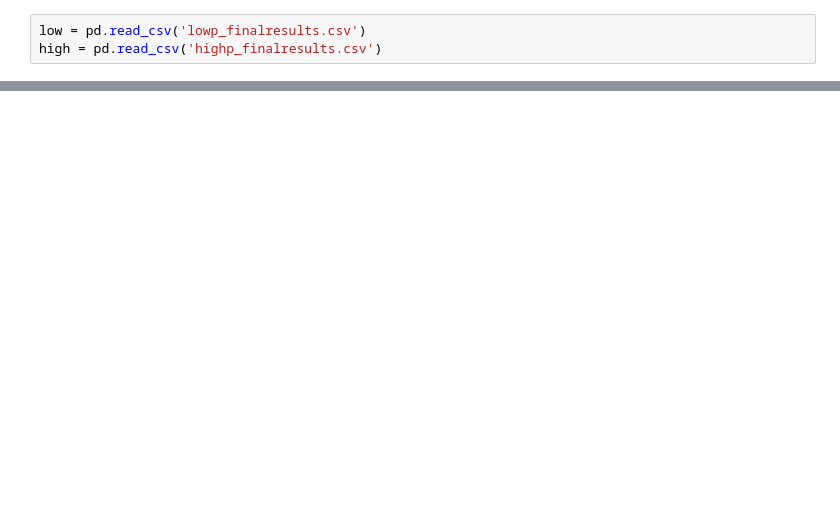
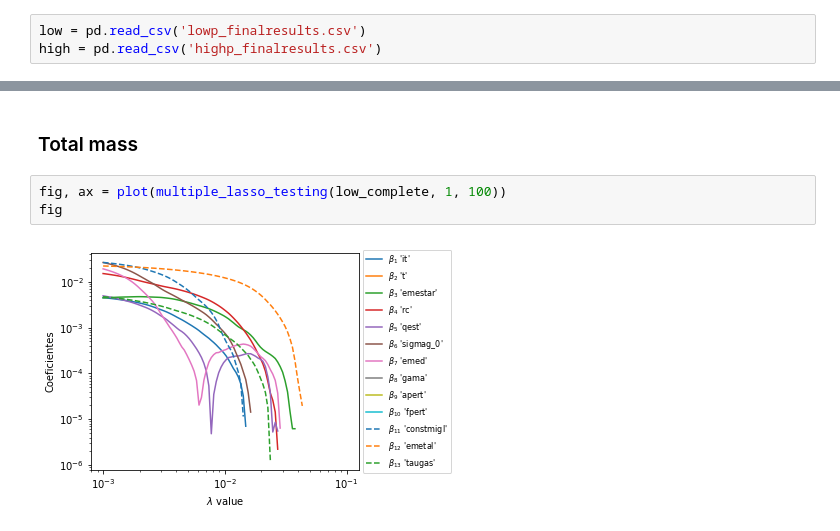
Before and after one commit to jsbarbosa/JuanBarbosa_Tarea3, a Jupyter notebook: Unify.ipynb, the cells around one changed output, grey strips where cells are left out. Drawn from its saved outputs; the diff is of its cells as text; blank space fills up the shorter version.

```diff
--- a/Unify.ipynb
+++ b/Unify.ipynb
@@ -50,0 +115,7 @@ high_complete.head()
+# %% [markdown]
+### Total mass
+# %%
+fig, ax = plot(multiple_lasso_testing(low_complete, 1, 100))
+fig
+# %% [output]
+[figure, added]
```
Also changed, not shown: parts of 10 cells of this notebook.
